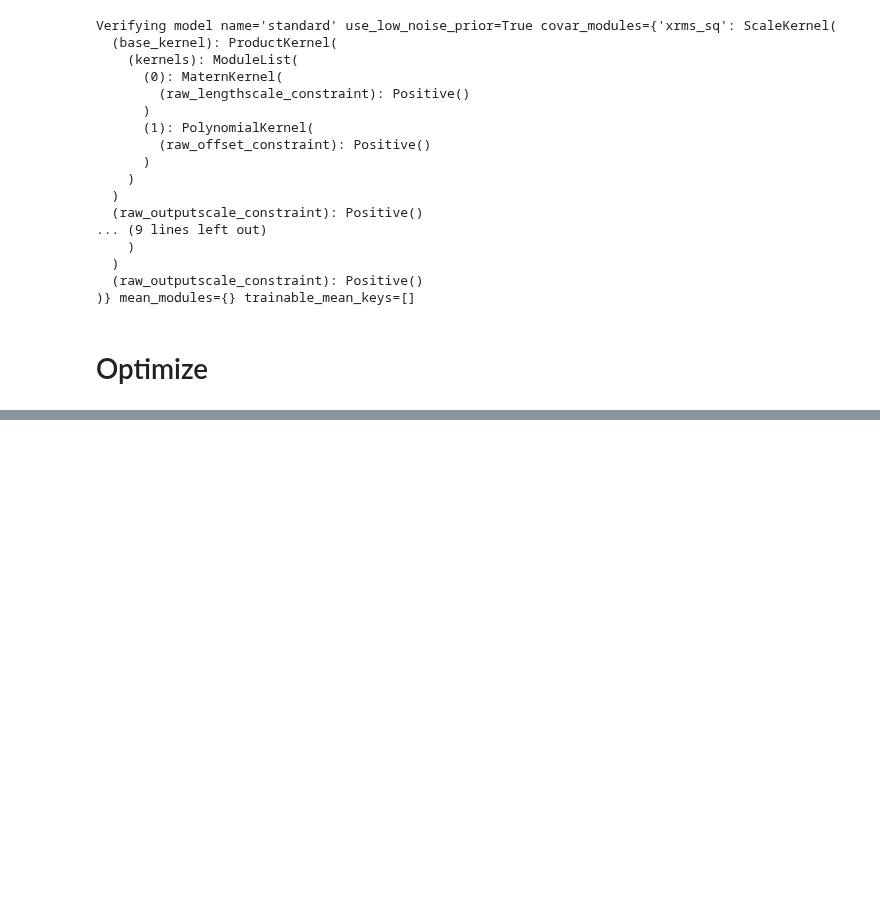
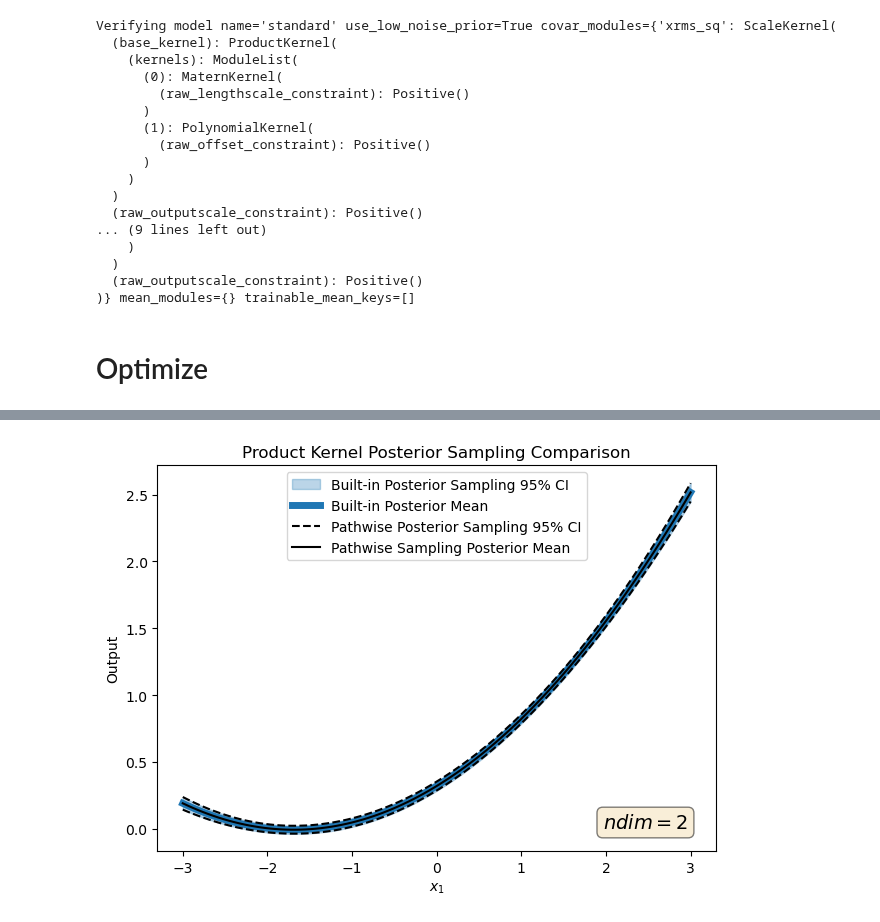
Before and after one commit to roussel-ryan/emitopt, a Jupyter notebook: examples/bax-emittance-xy-minimization-toy-model-2d-PAPERFIG.ipynb, the cells around one changed output, grey strips where cells are left out. Saved outputs shown, nothing was run; the diff lists cells and outputs as text; code cells hidden in the pictures; blank space fills up the shorter version.

```diff
--- a/examples/bax-emittance-xy-minimization-toy-model-2d-PAPERFIG.ipynb
+++ b/examples/bax-emittance-xy-minimization-toy-model-2d-PAPERFIG.ipynb
@@ -738,0 +894,5 @@ plt.tight_layout()
+# %%
+from emitopt.sampling import compare_sampling_methods
+compare_sampling_methods(bax_model.models[1], domain=optimizer.generator._get_optimization_bounds().T, scan_dim=1)
+# %% [output]
+[figure, added]
```
Also changed, not shown: parts of 15 cells of this notebook, 11 other files.
